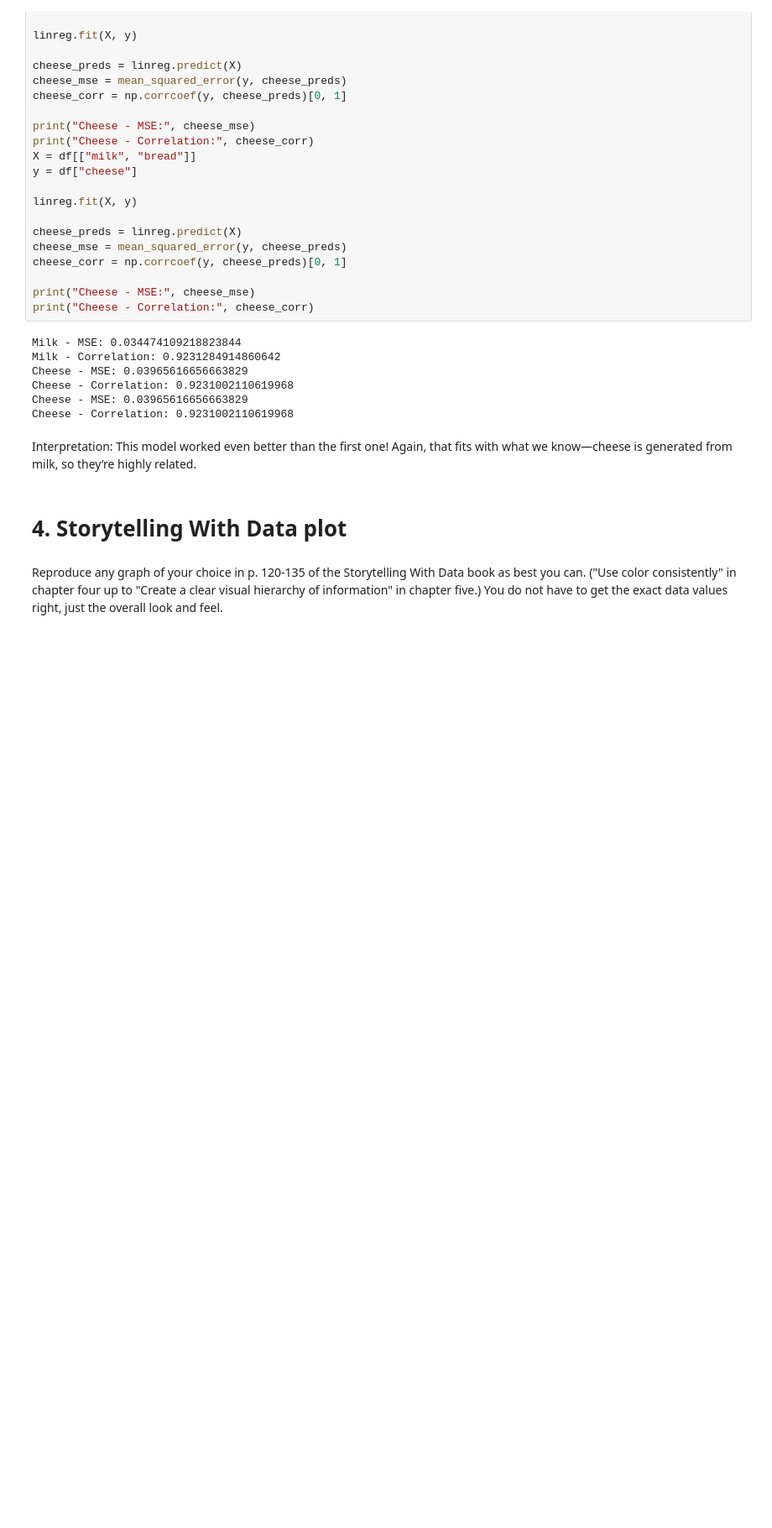
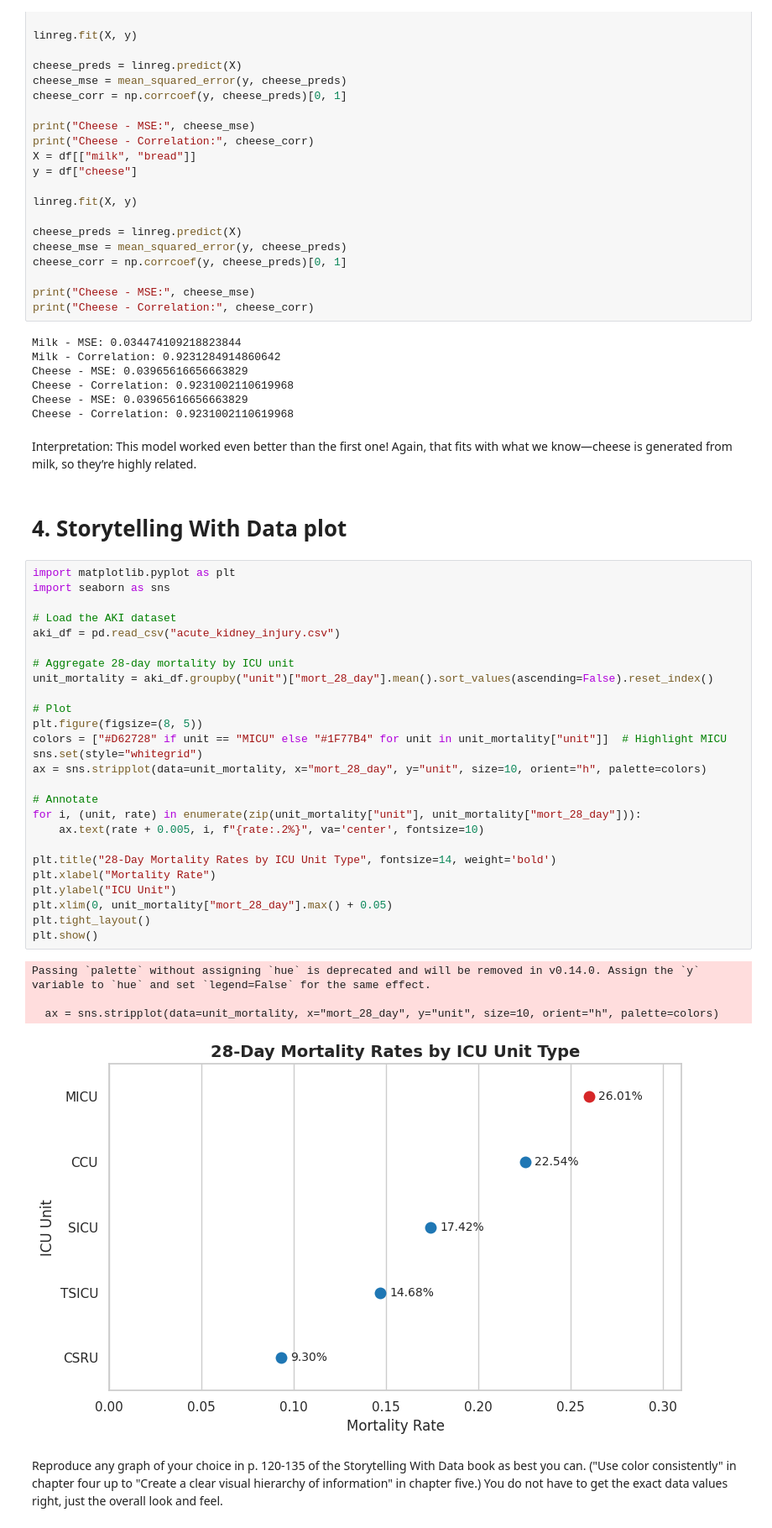
Before and after one commit to jhardis2/AI_HW8, a Jupyter notebook: Week8.ipynb, the cells around one changed output. Shown at 84% size. Saved outputs shown, nothing was run; the diff lists cells and outputs as text; blank space fills up the shorter version.

```diff
--- a/Week8.ipynb
+++ b/Week8.ipynb
@@ -409,5 +409,36 @@ Cheese - Correlation: 0.9231002110619968
 Interpretation: This model worked even better than the first one! Again, that fits with what we know—cheese is generated from milk, so they’re highly related.
 # %% [markdown]
 # 4. Storytelling With Data plot
+# %%
+import matplotlib.pyplot as plt
+import seaborn as sns
+
+# Load the AKI dataset
+aki_df = pd.read_csv("acute_kidney_injury.csv")
+
+# Aggregate 28-day mortality by ICU unit
+unit_mortality = aki_df.groupby("unit")["mort_28_day"].mean().sort_values(ascending=False).reset_index()
+
+# Plot
+plt.figure(figsize=(8, 5))
+colors = ["#D62728" if unit == "MICU" else "#1F77B4" for unit in unit_mortality["unit"]]  # Highlight MICU
+sns.set(style="whitegrid")
+ax = sns.stripplot(data=unit_mortality, x="mort_28_day", y="unit", size=10, orient="h", palette=colors)
+
+# Annotate
+for i, (unit, rate) in enumerate(zip(unit_mortality["unit"], unit_mortality["mort_28_day"])):
+    ax.text(rate + 0.005, i, f"{rate:.2%}", va='center', fontsize=10)
+
+plt.title("28-Day Mortality Rates by ICU Unit Type", fontsize=14, weight='bold')
+plt.xlabel("Mortality Rate")
+plt.ylabel("ICU Unit")
+plt.xlim(0, unit_mortality["mort_28_day"].max() + 0.05)
+plt.tight_layout()
+plt.show()
+# %% [output]
+Passing `palette` without assigning `hue` is deprecated and will be removed in v0.14.0. Assign the `y` variable to `hue` and set `legend=False` for the same effect.
+
+  ax = sns.stripplot(data=unit_mortality, x="mort_28_day", y="unit", size=10, orient="h", palette=colors)
+[figure, added]
 # %% [markdown]
 Reproduce any graph of your choice in p. 120-135 of the Storytelling With Data book as best you can.  ("Use color consistently" in chapter four up to "Create a clear visual hierarchy of information" in chapter five.)    You do not have to get the exact data values right, just the overall look and feel.
```
Also changed, not shown: parts of 3 cells of this notebook, 2 other files.
